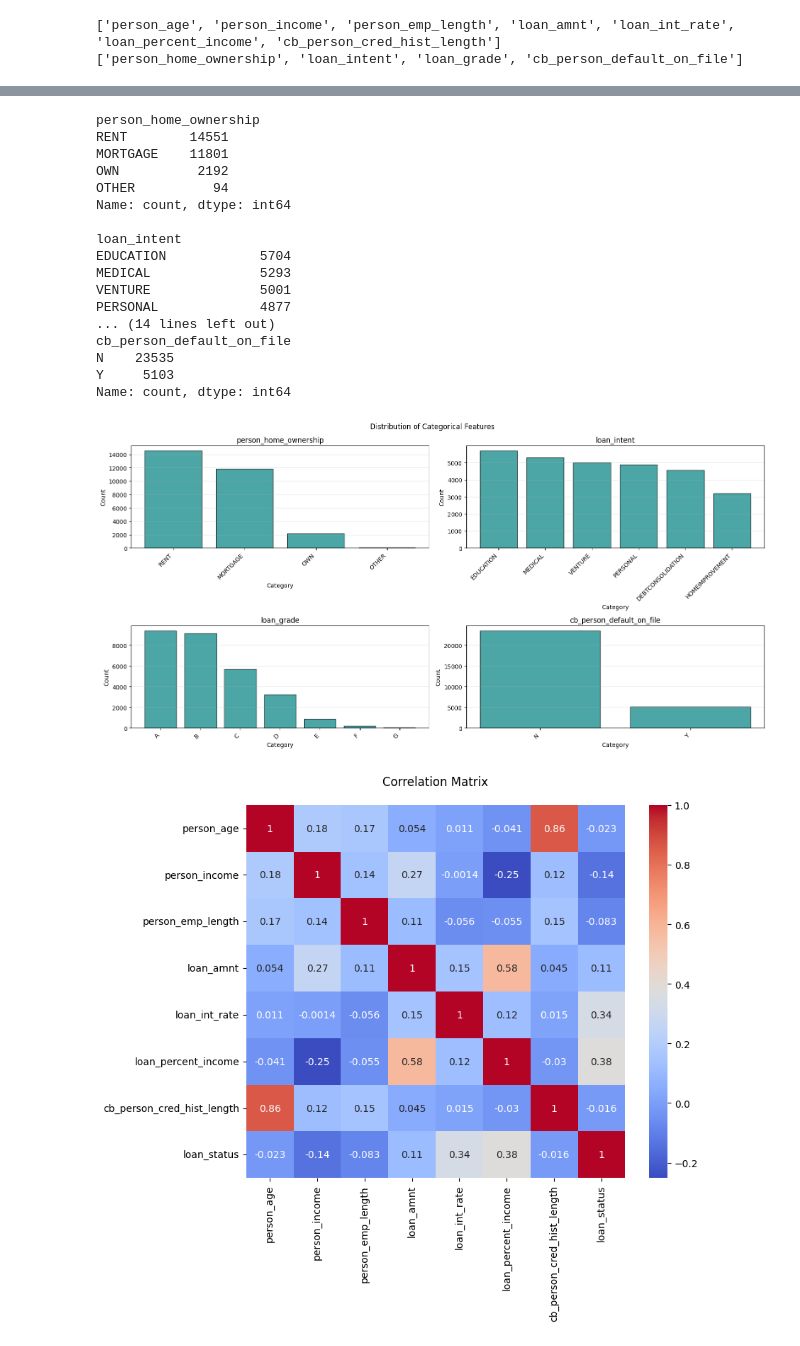
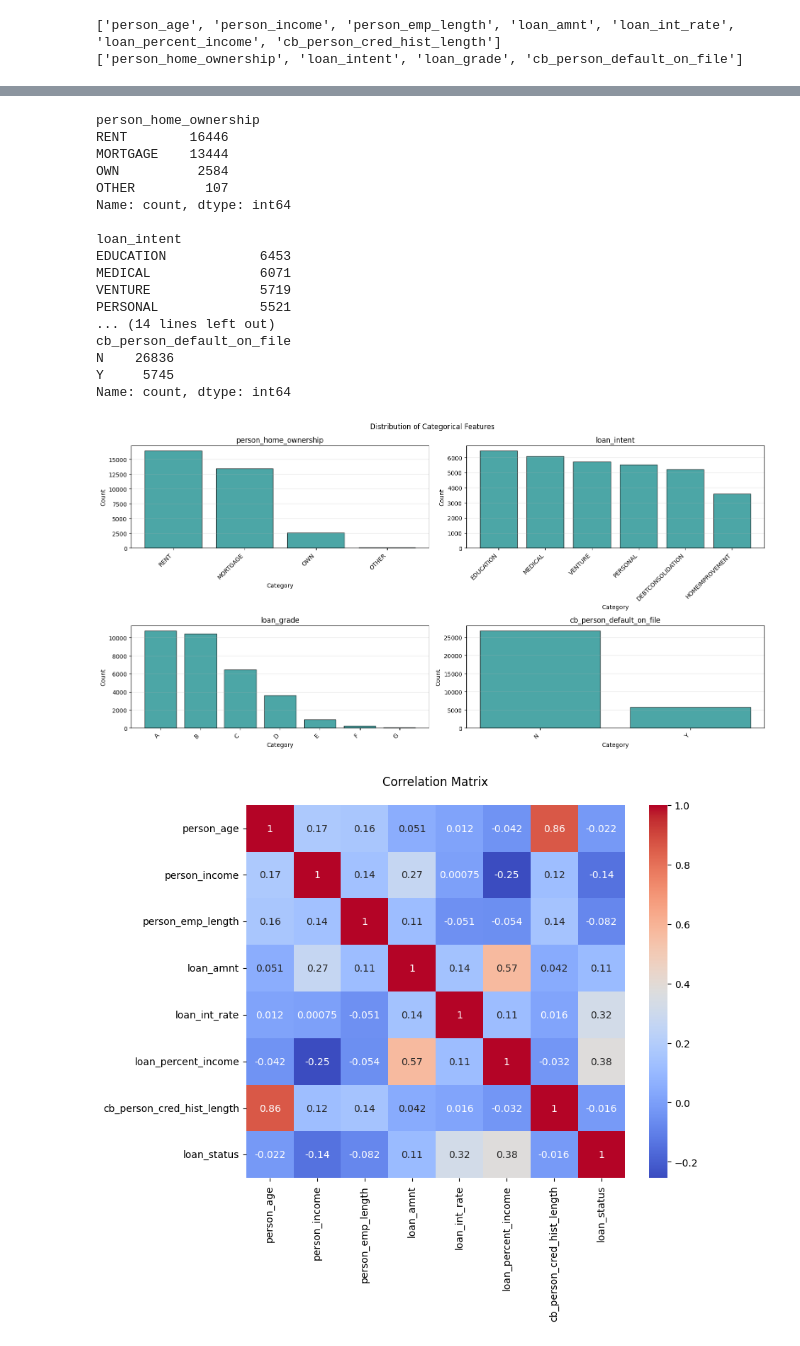
Before and after one commit to nitin-vinayak/creditrisk, a Jupyter notebook: exploratoryanalysis.ipynb, the cells around one changed output, grey strips where cells are left out. Saved outputs shown, nothing was run; the diff lists cells and outputs as text; code cells hidden in the pictures.

Commit message:
Changed NaN handling to impute

```diff
--- a/exploratoryanalysis.ipynb
+++ b/exploratoryanalysis.ipynb
@@ -27,11 +28,3 @@ Data columns (total 12 columns):
 dtypes: float64(3), int64(5), object(4)
 memory usage: 3.0+ MB
 None
-# %%
-print('Checking if any column contains missing values.')
-print(df.isnull().any()[df.isnull().any() == True])
-
-df.dropna(axis=0, inplace=True)
-
-print('\nAfter dropping Missing Values')
-print(df.isnull().any()[df.isnull().any() == True])
@@ -44,14 +31,26 @@ Series([], dtype: bool)
 # %%
 numerical_cols = df.select_dtypes(include=['int64', 'float64']).columns.tolist()
-categrocial_cols = df.select_dtypes(include=['object']).columns.tolist()
+categorical_cols = df.select_dtypes(include=['object']).columns.tolist()
 
 if 'loan_status' in numerical_cols:
     numerical_cols.remove('loan_status')
-elif 'loan_status' in categrocial_cols:
-    categrocial_cols.remove('loan_status')
+elif 'loan_status' in categorical_cols:
+    categorical_cols.remove('loan_status')
 
 print(numerical_cols)
-print(categrocial_cols)
+print(categorical_cols)
 # %% [output]
 ['person_age', 'person_income', 'person_emp_length', 'loan_amnt', 'loan_int_rate', 'loan_percent_income', 'cb_person_cred_hist_length']
 ['person_home_ownership', 'loan_intent', 'loan_grade', 'cb_person_default_on_file']
+# %%
+print('Checking if any column contains missing values.')
+print(df.isnull().any()[df.isnull().any() == True])
+
+num_imputer = SimpleImputer(strategy='median')
+df[numerical_cols] = num_imputer.fit_transform(df[numerical_cols])
+
+cat_imputer = SimpleImputer(strategy='most_frequent')
+df[categorical_cols] = cat_imputer.fit_transform(df[categorical_cols])
+
+print('\nAfter imputing missing values')
+print(df.isnull().any()[df.isnull().any() == True])
@@ -97,46 +104,46 @@ plt.show()
 # %%
-for col in categrocial_cols:
+for col in categorical_cols:
     print(f'\n{df[col].value_counts()}')
 # %% [output]
 person_home_ownership
-RENT        14551
-MORTGAGE    11801
-OWN          2192
-OTHER          94
+RENT        16446
+MORTGAGE    13444
+OWN          2584
+OTHER         107
 Name: count, dtype: int64
 
 loan_intent
-EDUCATION            5704
-MEDICAL              5293
-VENTURE              5001
-PERSONAL             4877
+EDUCATION            6453
+MEDICAL              6071
+VENTURE              5719
+PERSONAL             5521
 ... (14 lines left out)
 cb_person_default_on_file
-N    23535
-Y     5103
+N    26836
+Y     5745
 Name: count, dtype: int64
 # %%
 cols = 2
-rows = math.ceil(len(categrocial_cols)/2)
+rows = math.ceil(len(categorical_cols)/2)
 
 fig, axes = plt.subplots(rows, cols, figsize = (16, rows * 4))
 axes = axes.flatten()
 
-for idx, col in enumerate(categrocial_cols):
+for idx, col in enumerate(categorical_cols):
     value_counts = df[col].value_counts()
     axes[idx].bar(range(len(value_counts)), value_counts.values, color= 'Teal', edgecolor= 'Black', alpha=0.7)
     axes[idx].set_xticks(range(len(value_counts)))
     axes[idx].set_xticklabels(value_counts.index, rotation=45, ha='right')
     axes[idx].set_title(f'{col}')
     axes[idx].set_xlabel('Category')
     axes[idx].set_ylabel('Count')
     axes[idx].grid(axis='y', alpha=0.3)
 
 plt.suptitle('Distribution of Categorical Features')
 plt.tight_layout()
 plt.show()
 # %% [output]
-[figure, old version]
+[figure, new version]
 # %%
 corr_matrix = df[numerical_cols + ['loan_status']].corr()
 
```
Also changed, not shown: parts of 7 cells of this notebook.
